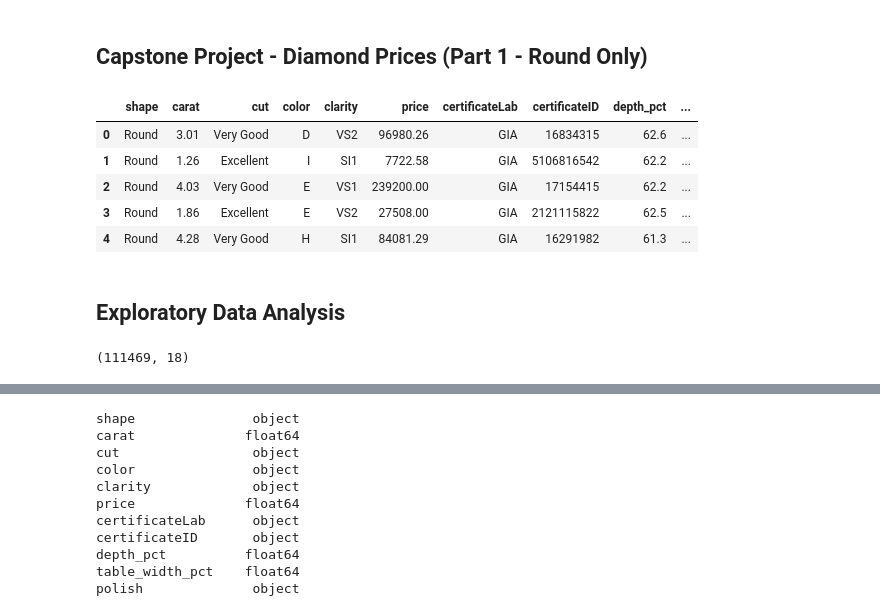
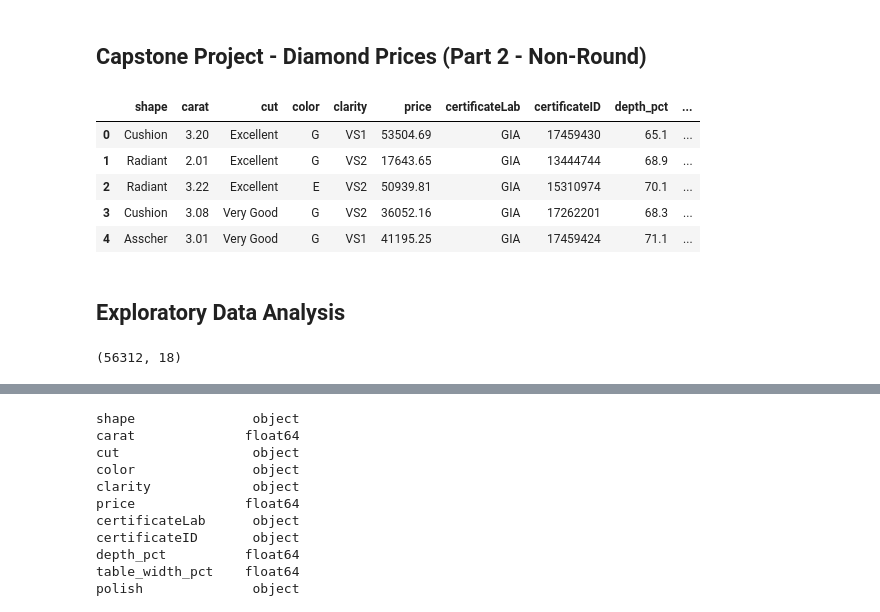
Before and after one commit to cryswong26/Diamonds, a Jupyter notebook: support/Diamond_Capstone - Fancy Shapes.ipynb, the cells around one changed output, grey strips where cells are left out. Cells and saved outputs as stored; diff of their text form; code cells hidden in the pictures.

```diff
--- a/support/Diamond_Capstone.ipynb
+++ b/support/Diamond_Capstone - Fancy Shapes.ipynb
@@ -1,5 +1,5 @@
 # %% [markdown]
-## Capstone Project - Diamond Prices (Part 1 - Round Only)
+## Capstone Project - Diamond Prices (Part 2 - Non-Round)
 # %%
 #I was able to get a large dataset of diamond prices from recent years (2017+) through a contact at a diamond aggregator company
 #It has more features than the public datasets I looked at on Kaggle
@@ -36,23 +36,22 @@ import plotly as py
 import plotly.graph_objs as go
 import seaborn as sns
 # %%
-df = pd.read_csv('../assets/Diamond Capstone Round Only.csv')
+df = pd.read_csv('../assets/Diamond Capstone Fancy (Non Round).csv')
 df.head()
 # %% [output]
 |  | shape | carat | cut | color | clarity | price | certificateLab | certificateID | depth_pct | ... |
-| 0 | Round | 3.01 | Very Good | D | VS2 | 96980.26 | GIA | 16834315 | 62.6 | ... |
-| 1 | Round | 1.26 | Excellent | I | SI1 | 7722.58 | GIA | 5106816542 | 62.2 | ... |
-| 2 | Round | 4.03 | Very Good | E | VS1 | 239200.00 | GIA | 17154415 | 62.2 | ... |
-| 3 | Round | 1.86 | Excellent | E | VS2 | 27508.00 | GIA | 2121115822 | 62.5 | ... |
-| 4 | Round | 4.28 | Very Good | H | SI1 | 84081.29 | GIA | 16291982 | 61.3 | ... |
+| 0 | Cushion | 3.20 | Excellent | G | VS1 | 53504.69 | GIA | 17459430 | 65.1 | ... |
+| 1 | Radiant | 2.01 | Excellent | G | VS2 | 17643.65 | GIA | 13444744 | 68.9 | ... |
+| 2 | Radiant | 3.22 | Excellent | E | VS2 | 50939.81 | GIA | 15310974 | 70.1 | ... |
+| 3 | Cushion | 3.08 | Very Good | G | VS2 | 36052.16 | GIA | 17262201 | 68.3 | ... |
+| 4 | Asscher | 3.01 | Very Good | G | VS1 | 41195.25 | GIA | 17459424 | 71.1 | ... |
 # %% [markdown]
 ## Exploratory Data Analysis
 # %%
 df.shape
-#>100K records
-#18 features! more than the public dataset I worked with previously
+#>50K records, but will need to check if there are a lot of outliers like with the round dataset
 # %% [output]
-(111469, 18)
+(56312, 18)
 # %%
 #check for missing data
 df.isnull().sum()
```
Also changed, not shown: parts of 51 cells of this notebook, 4 other files.
